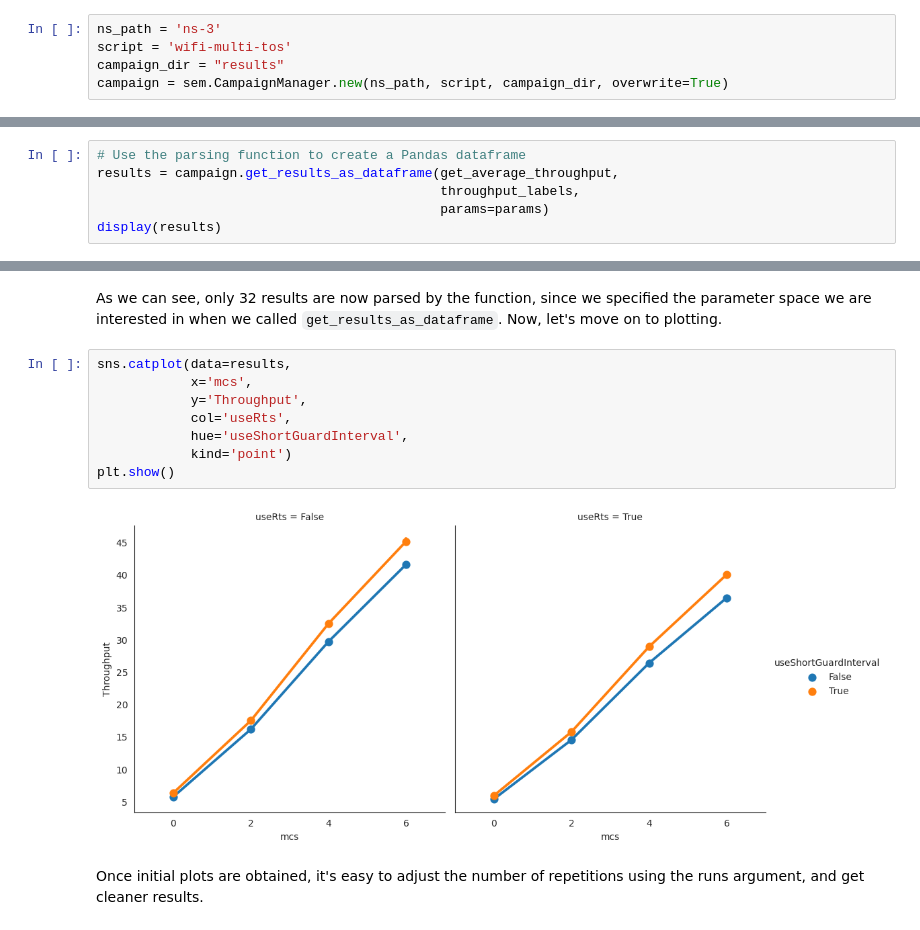
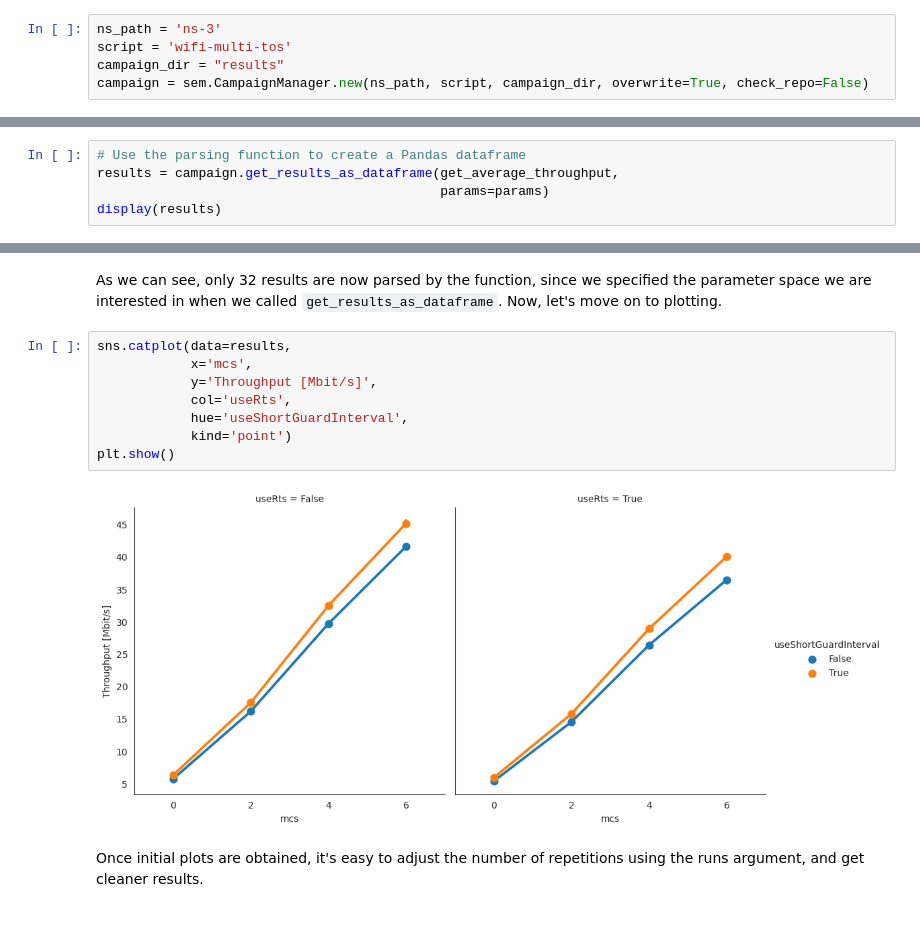
Before and after one commit to signetlabdei/sem, a Jupyter notebook: examples/WiFi Plots.ipynb, the cells around one changed output, grey strips where cells are left out. Drawn from its saved outputs; the diff is of its cells as text.

```diff
--- a/examples/WiFi Plots.ipynb
+++ b/examples/WiFi Plots.ipynb
@@ -26,7 +26,7 @@ save our results.
 ns_path = 'ns-3'
 script = 'wifi-multi-tos'
 campaign_dir = "results"
-campaign = sem.CampaignManager.new(ns_path, script, campaign_dir, overwrite=True)
+campaign = sem.CampaignManager.new(ns_path, script, campaign_dir, overwrite=True, check_repo=False)
 # %% [markdown]
 At time of campaign creation, ``sem`` compiles ns-3, asks the ns-3 script we
 want to use for its command line parameters, and looks at the hash of the commit
@@ -237,7 +235,6 @@ campaign.run_missing_simulations(params, runs=runs)
 # %%
 # Use the parsing function to create a Pandas dataframe
 results = campaign.get_results_as_dataframe(get_average_throughput,
-                                            throughput_labels,
                                             params=params)
 display(results)
 # %% [output]
@@ -259,13 +260,13 @@ As we can see, only 32 results are now parsed by the function, since we specifie
 # %%
 sns.catplot(data=results,
             x='mcs',
-            y='Throughput',
+            y='Throughput [Mbit/s]',
             col='useRts',
             hue='useShortGuardInterval',
             kind='point')
 plt.show()
 # %% [output]
-[figure, old version]
+[figure, new version]
 # %% [markdown]
 Once initial plots are obtained, it's easy to adjust the number of repetitions using the runs argument, and get cleaner results.
 # %% [markdown]
```
Also changed, not shown: parts of 10 cells of this notebook, 1 other file.
